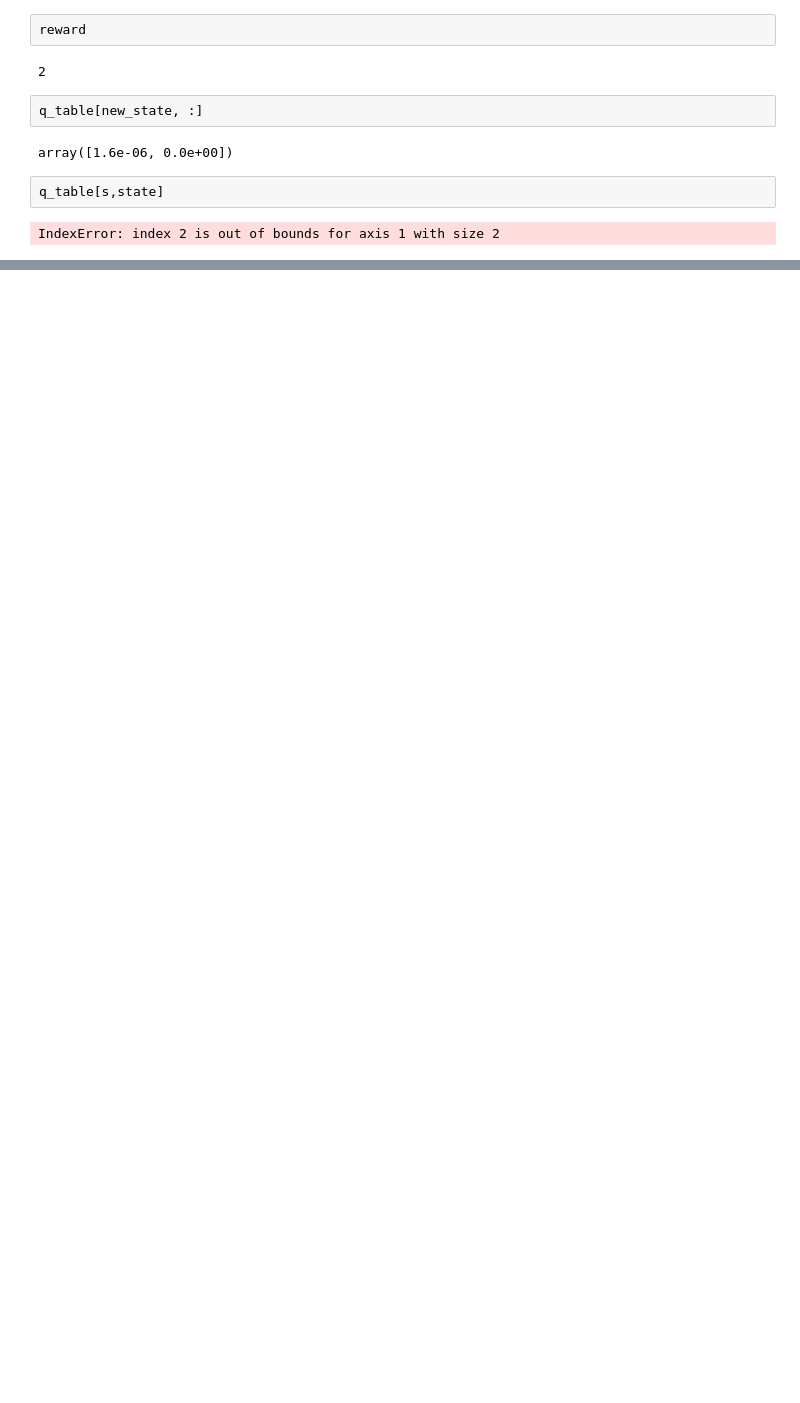
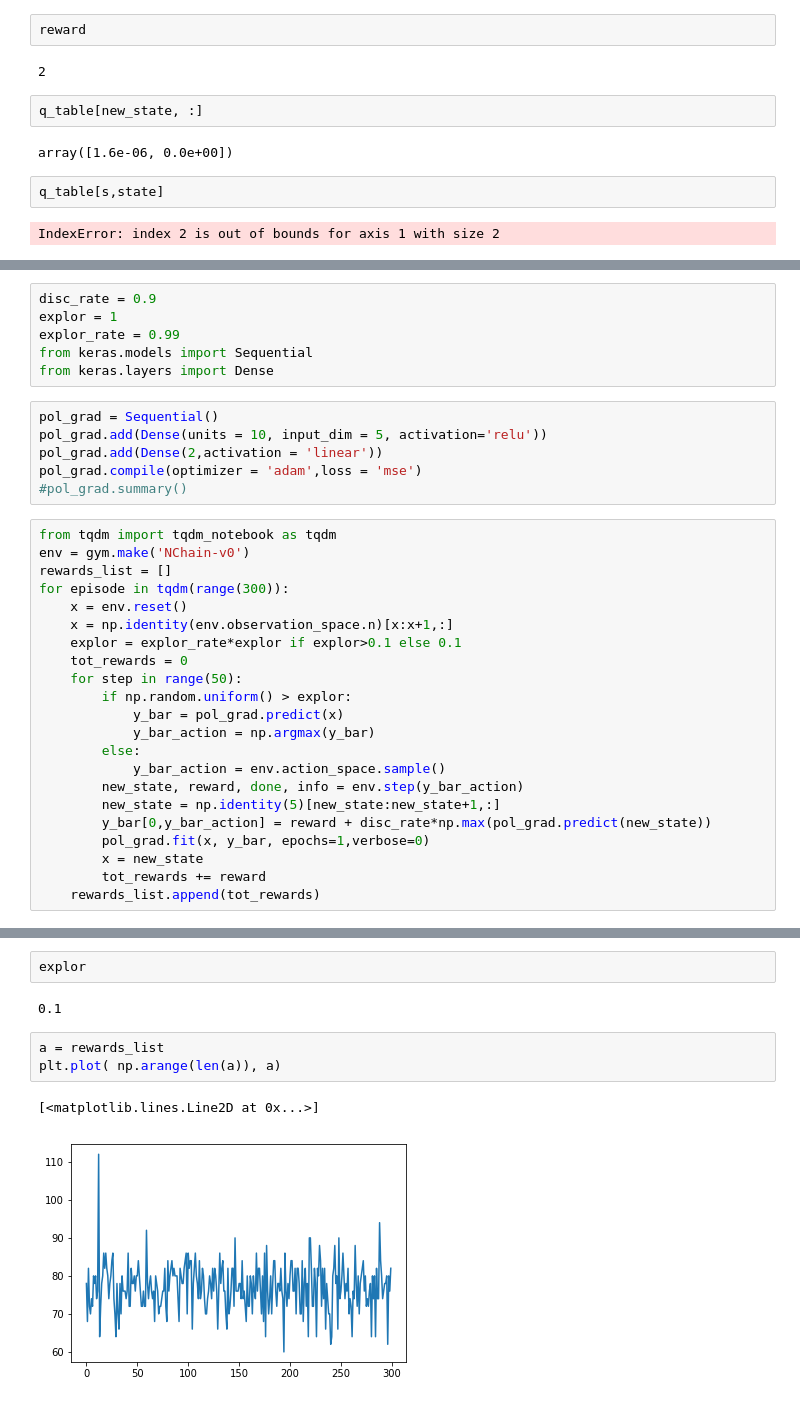
Before and after one commit to singhkpratham/RL, a Jupyter notebook: Untitled.ipynb, the cells around one changed output, grey strips where cells are left out. Drawn from its saved outputs; the diff is of its cells as text; blank space fills up the shorter version.

```diff
--- a/Untitled.ipynb
+++ b/Untitled.ipynb
@@ -1652,0 +1676,34 @@ IndexError: index 2 is out of bounds for axis 1 with size 2
+# %%
+disc_rate = 0.9
+explor = 1
+explor_rate = 0.99
+from keras.models import Sequential
+from keras.layers import Dense
+# %%
+pol_grad = Sequential()
+pol_grad.add(Dense(units = 10, input_dim = 5, activation='relu'))
+pol_grad.add(Dense(2,activation = 'linear'))
+pol_grad.compile(optimizer = 'adam',loss = 'mse')
+#pol_grad.summary()
+# %%
+from tqdm import tqdm_notebook as tqdm
+env = gym.make('NChain-v0')
+rewards_list = []
+for episode in tqdm(range(300)):
+    x = env.reset()
+    x = np.identity(env.observation_space.n)[x:x+1,:]
+    explor = explor_rate*explor if explor>0.1 else 0.1
+    tot_rewards = 0
+    for step in range(50):
+        if np.random.uniform() > explor:
+            y_bar = pol_grad.predict(x)
+            y_bar_action = np.argmax(y_bar)
+        else:
+            y_bar_action = env.action_space.sample()
+        new_state, reward, done, info = env.step(y_bar_action)
+        new_state = np.identity(5)[new_state:new_state+1,:]
+        y_bar[0,y_bar_action] = reward + disc_rate*np.max(pol_grad.predict(new_state))
+        pol_grad.fit(x, y_bar, epochs=1,verbose=0)
+        x = new_state
+        tot_rewards += reward
+    rewards_list.append(tot_rewards)
@@ -1652,0 +1725,10 @@ IndexError: index 2 is out of bounds for axis 1 with size 2
+# %%
+explor
+# %% [output]
+0.1
+# %%
+a = rewards_list
+plt.plot( np.arange(len(a)), a)
+# %% [output]
+[<matplotlib.lines.Line2D at 0x...>]
+[figure, added]
```
Also changed, not shown: parts of 12 cells of this notebook.
